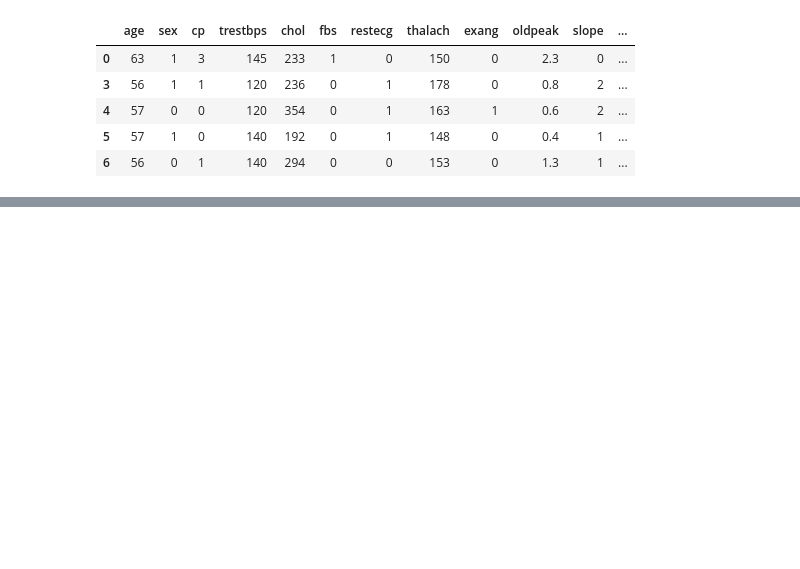
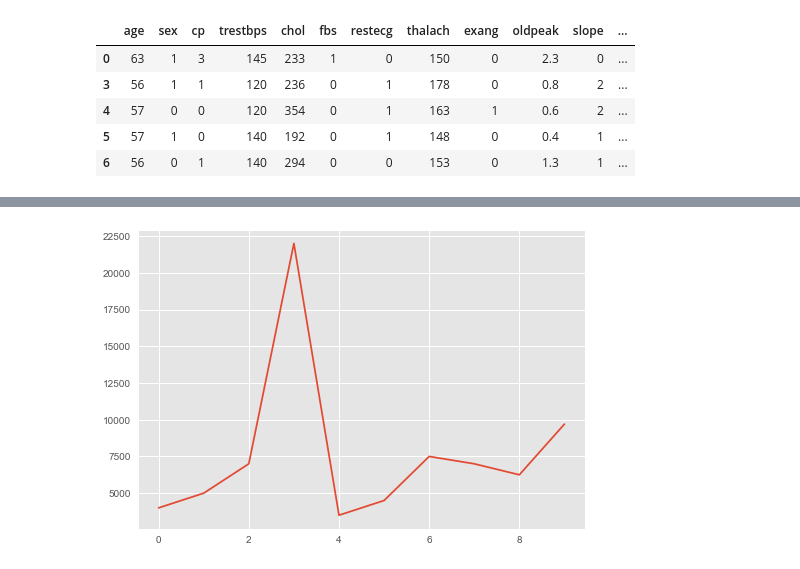
Before and after one commit to liwangcherish/learning-notes-Complete-A.I.-Machine-Learning-Data-Science-Bootcamp, a Jupyter notebook: Matplotlib Plotting and Data Visualization.ipynb, the cells around one changed output, grey strips where cells are left out. Cells and saved outputs as stored; diff of their text form; code cells hidden in the pictures; blank space fills up the shorter version.

```diff
--- a/Matplotlib Plotting and Data Visualization.ipynb
+++ b/Matplotlib Plotting and Data Visualization.ipynb
@@ -565,0 +631,6 @@ NameError: name 'plt' is not defined
+# %%
+plt.style.use('ggplot');
+# %%
+car_sales["Price"].plot();
+# %% [output]
+[figure, added]
```
Also changed, not shown: parts of 27 cells of this notebook, 3 other files.
